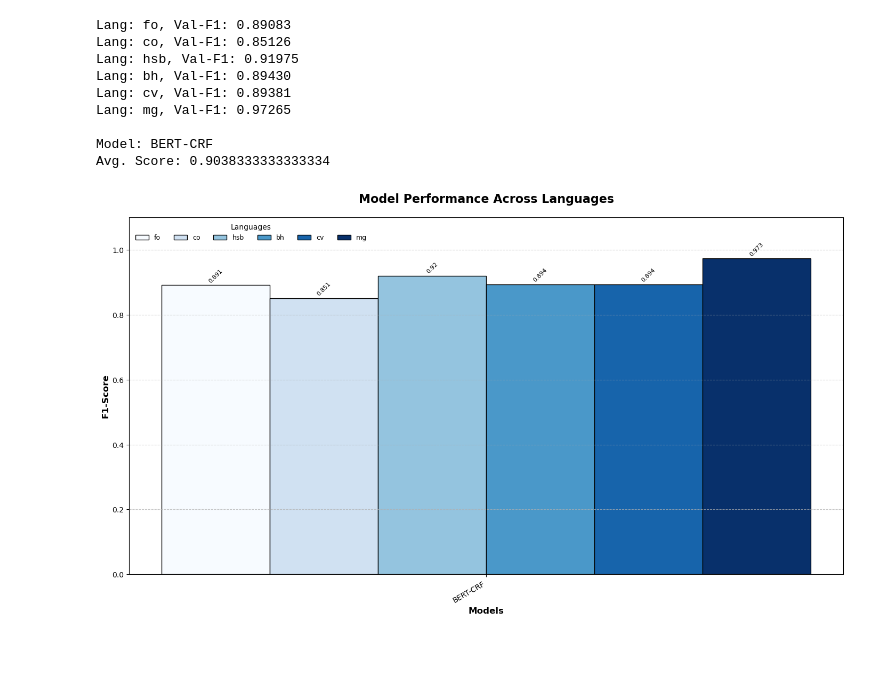
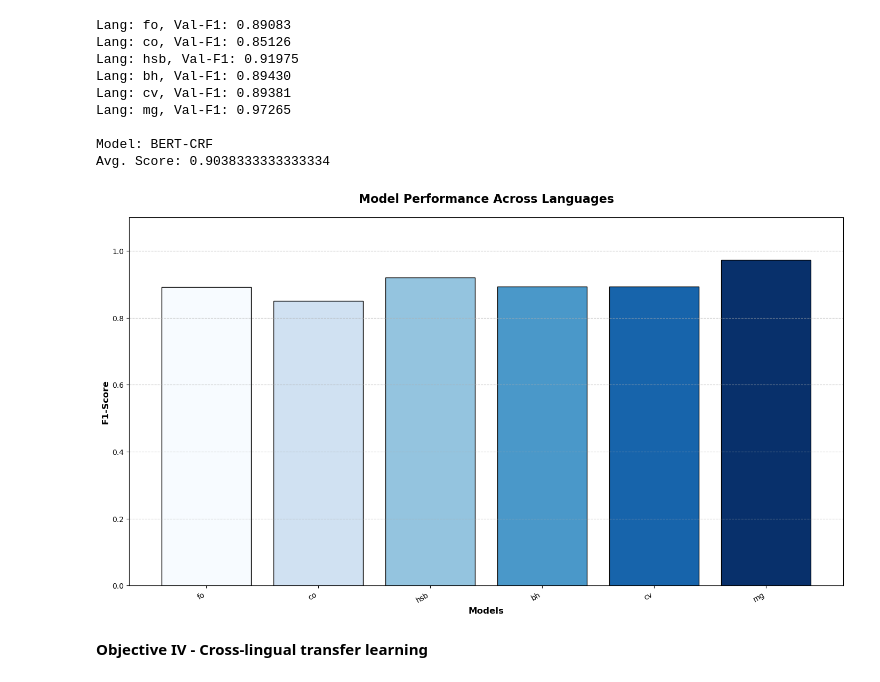
Before and after one commit to Lucas-Granucci/MULTI-NER, a Jupyter notebook: notebooks/results_analysis.ipynb, the cells around one changed output. Cells and saved outputs as stored; diff of their text form; code cells hidden in the pictures; blank space fills up the shorter version.

```diff
--- a/notebooks/results_analysis.ipynb
+++ b/notebooks/results_analysis.ipynb
@@ -105,44 +105,32 @@ Lang: mg, Val-F1: 0.97265
 Model: BERT-CRF
 Avg. Score: 0.9038333333333334
 # %%
-x = np.arange(1)
 fig, ax = plt.subplots(layout="constrained", figsize=(14, 8))
 
-width = 0.1
-multiplier = -2
+langs = list(language_scores.keys())
+scores = list(language_scores.values())
+
+x = np.arange(len(langs))
 
 colors = plt.get_cmap("Blues", len(language_scores))
+norm = plt.Normalize(min(x), max(x))
 
-for idx, (language, scores) in enumerate(language_scores.items()):
-    offset = width * multiplier
-    rects = ax.bar(
-        x + offset,
-        scores,
-        width,
-        label=language,
-        color=colors(idx),
-        edgecolor='black'
-    )
-    ax.bar_label(rects, padding=2, fontsize=8, rotation=45)
-    multiplier += 1
+bars = ax.bar(langs, scores, edgecolor='black')
 
 ax.set_ylabel("F1-Score", fontsize=12, weight="bold")
 ax.set_xlabel("Models", fontsize=12, weight="bold")
 ax.set_title("Model Performance Across Languages", fontsize=16, weight="bold", pad=20)
-ax.set_xticks(x + width / 2, labels=[model], fontsize=10, rotation=30, ha="right")
+ax.set_xticks(np.arange(len(langs)), labels=langs, fontsize=10, rotation=30, ha="right")
 ax.set_ylim(0, 1.1)
 
 ax.grid(axis="y", linestyle="--", alpha=0.7)
 
-ax.legend(
-    title="Languages",
-    title_fontsize=10,
-    fontsize=9,
-    loc="upper left",
-    ncols = 6,
-    frameon=False
-)
+for bar, value in zip(bars, x):
+    bar.set_color(colors(norm(value)))
+    bar.set_edgecolor("black")
 
 plt.show()
 # %% [output]
-[figure, old version]
+[figure, new version]
+# %% [markdown]
+**Objective IV - Cross-lingual transfer learning**
```
Also changed, not shown: parts of 3 cells of this notebook, 21 other files.
